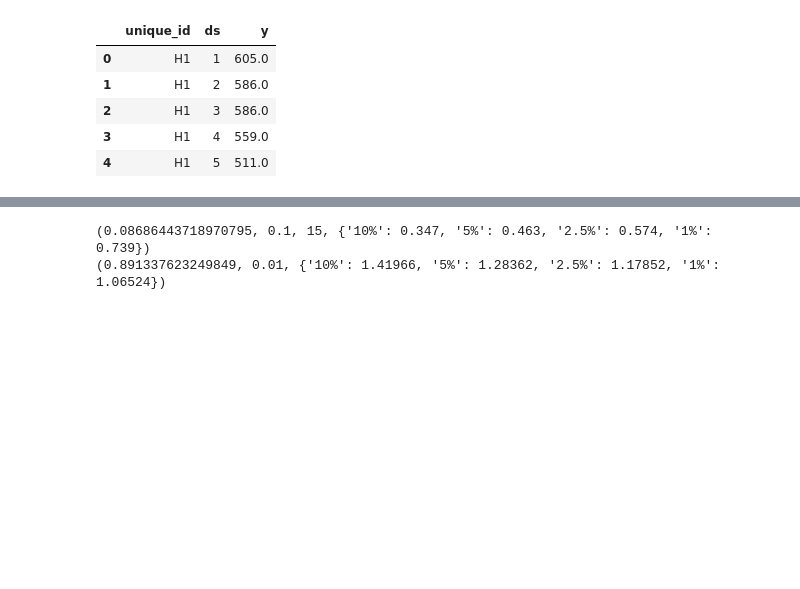
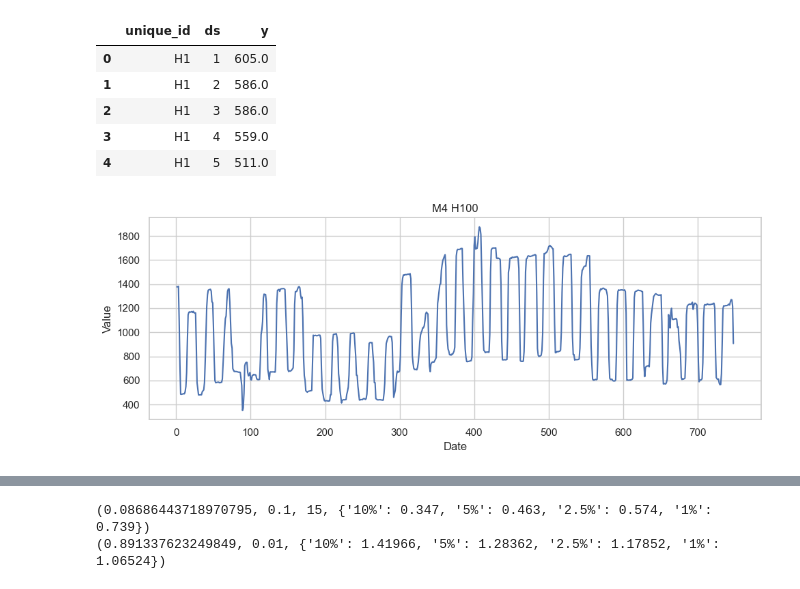
Before and after one commit to cal-yen/fpp3, a Jupyter notebook: chapter_9.ipynb, the cells around one changed output, grey strips where cells are left out. Cells and saved outputs as stored; diff of their text form; code cells hidden in the pictures; blank space fills up the shorter version.

```diff
--- a/chapter_9.ipynb
+++ b/chapter_9.ipynb
@@ -11,3 +12,6 @@ from statsmodels.tsa.stattools import kpss, range_unit_root_test
+# %%
+sns.set_theme(style="whitegrid")
+logging.getLogger('matplotlib').setLevel(logging.WARNING)
 # %%
 df_all, *_ = M4.load('./data', 'Hourly')
 df_all['ds'] = df_all['ds'].astype(int)
@@ -32,3 +32,18 @@ plot = go.Scatter(x=ds['ds'], y=ds['y'], mode='lines', name='H100 Time Series')
+# %%
+ds = df.query("unique_id == 'H100'").copy()
+
+fig, axs = plt.subplots(1, 1, figsize=(10, 4), sharex=True)
+
+sns.lineplot(ax=axs, data=ds, x='ds', y='y')
+axs.set_title('M4 H100')
+axs.set_ylabel('Value')
+
+axs.set_xlabel('Date')
+
+plt.tight_layout()
+plt.show()
+# %% [output]
+[figure, added]
 # %% [markdown]
 ### Differencing
 ---
```
Also changed, not shown: parts of 11 cells of this notebook, 1 other file.
